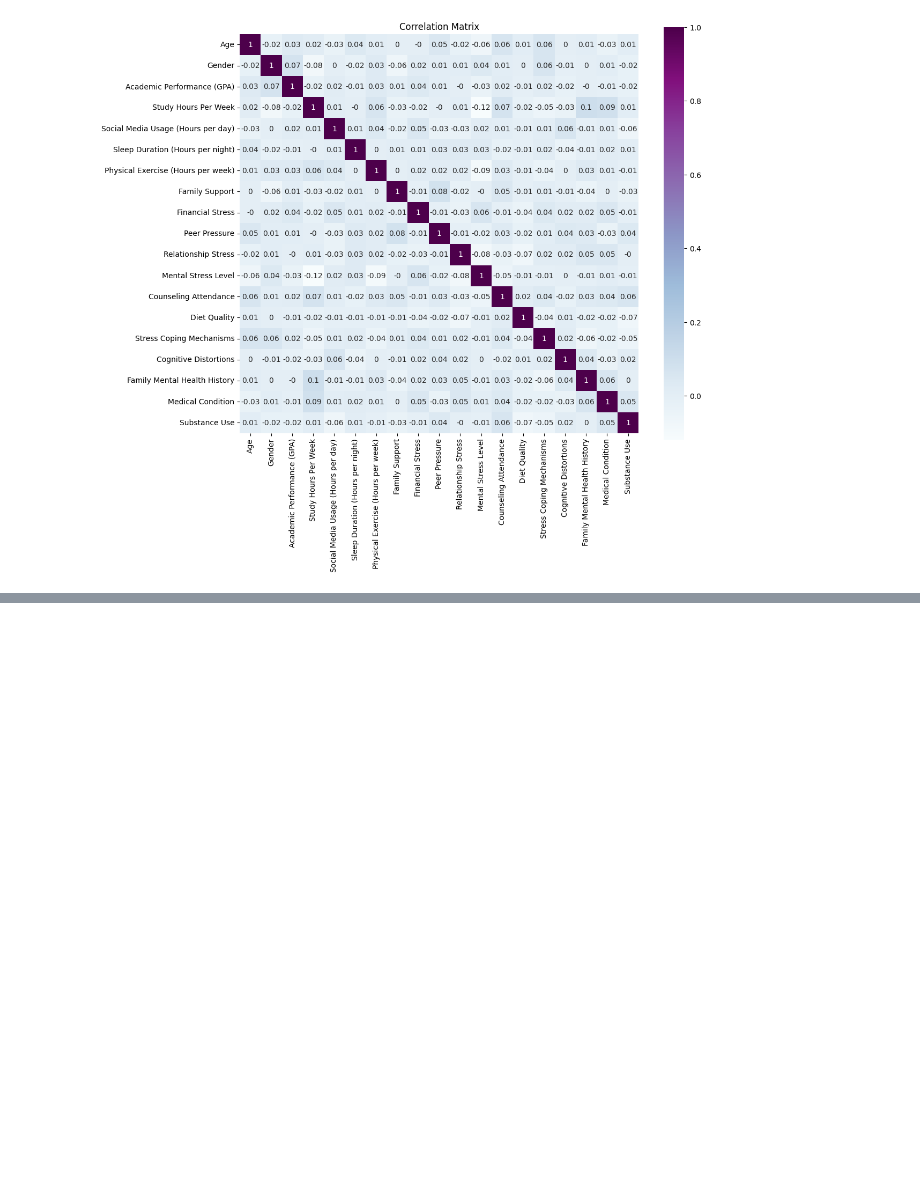
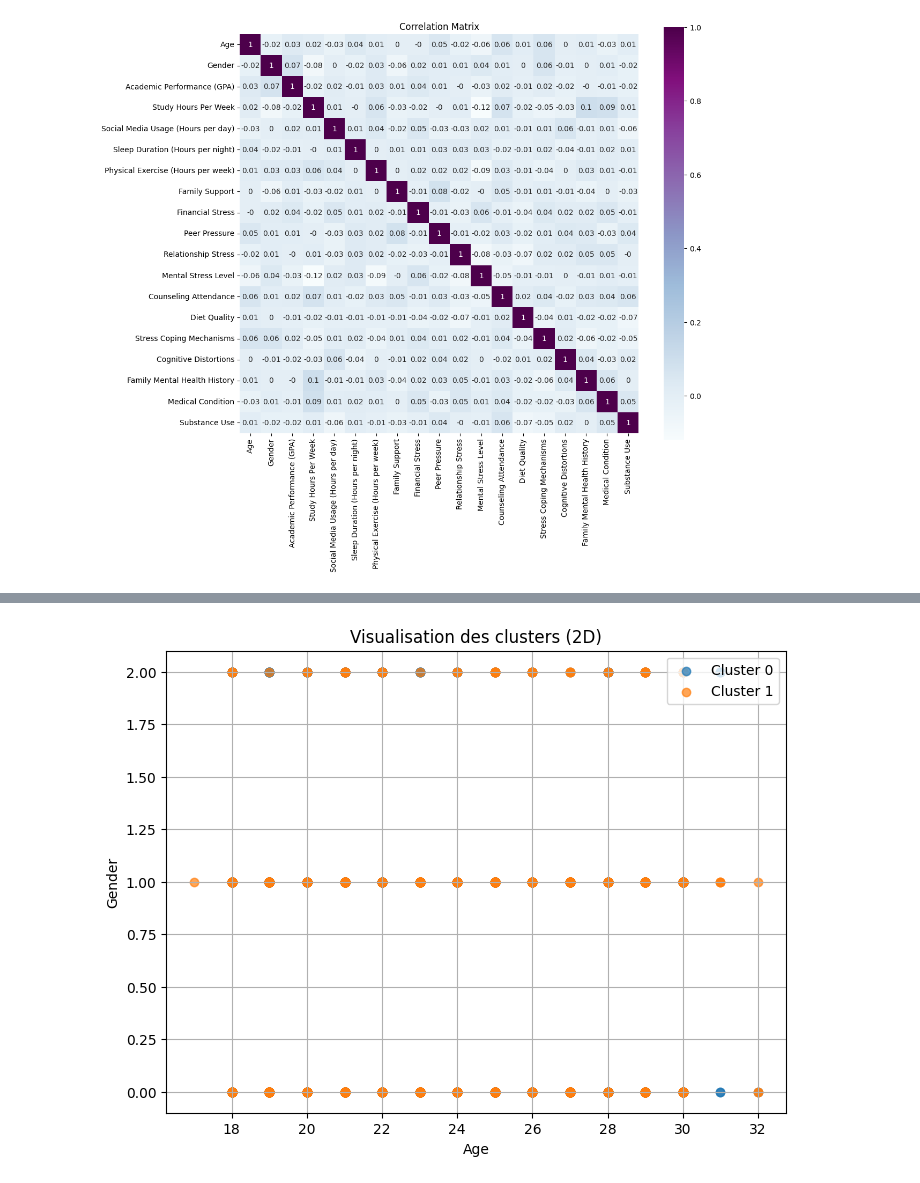
Before and after one commit to Sn-Kirtika/Students-Mental-Health, a Jupyter notebook: student_mental_health_analysis.ipynb, the cells around one changed output, grey strips where cells are left out. Saved outputs shown, nothing was run; the diff lists cells and outputs as text; code cells hidden in the pictures; blank space fills up the shorter version.

```diff
--- a/student_mental_health_analysis.ipynb
+++ b/student_mental_health_analysis.ipynb
@@ -409,0 +652,17 @@ plt.show()
+# %%
+from itertools import combinations
+
+# Liste des colonnes numériques
+numeric_cols = df_all.columns
+
+# Pour chaque cluster
+for cluster_id in sorted(df_clusters.select("cluster").distinct().rdd.flatMap(lambda x: x).collect()):
+    print(f"\n📊 Correlation matrix for Cluster {cluster_id}:")
+
+    # Filtrer les lignes de ce cluster
+    df_cluster = df_clusters.filter(df_clusters["cluster"] == cluster_id)
+
+    # Calculer la corrélation entre chaque paire de colonnes
+    for col1, col2 in combinations(numeric_cols, 2):
+        corr_value = df_cluster.stat.corr(col1, col2)
+        print(f"Corr({col1}, {col2}) = {corr_value:.4f}")
@@ -409,0 +708,24 @@ plt.show()
+# %%
+import matplotlib.pyplot as plt
+
+# Sélectionner deux colonnes à projeter (ou les 2 premières colonnes du vecteur)
+col_x = numeric_cols[0]
+col_y = numeric_cols[1]
+
+# Récupérer les colonnes + cluster dans un DataFrame Pandas uniquement pour tracer
+plot_df = df_clusters.select(col_x, col_y, "cluster").toPandas()
+
+# Afficher le scatter plot
+plt.figure(figsize=(8, 6))
+for cluster_id in sorted(plot_df['cluster'].unique()):
+    subset = plot_df[plot_df['cluster'] == cluster_id]
+    plt.scatter(subset[col_x], subset[col_y], label=f'Cluster {cluster_id}', alpha=0.7)
+
+plt.xlabel(col_x)
+plt.ylabel(col_y)
+plt.title("Visualisation des clusters (2D)")
+plt.legend()
+plt.grid(True)
+plt.show()
+# %% [output]
+[figure, added]
```
Also changed, not shown: parts of 12 cells of this notebook.
